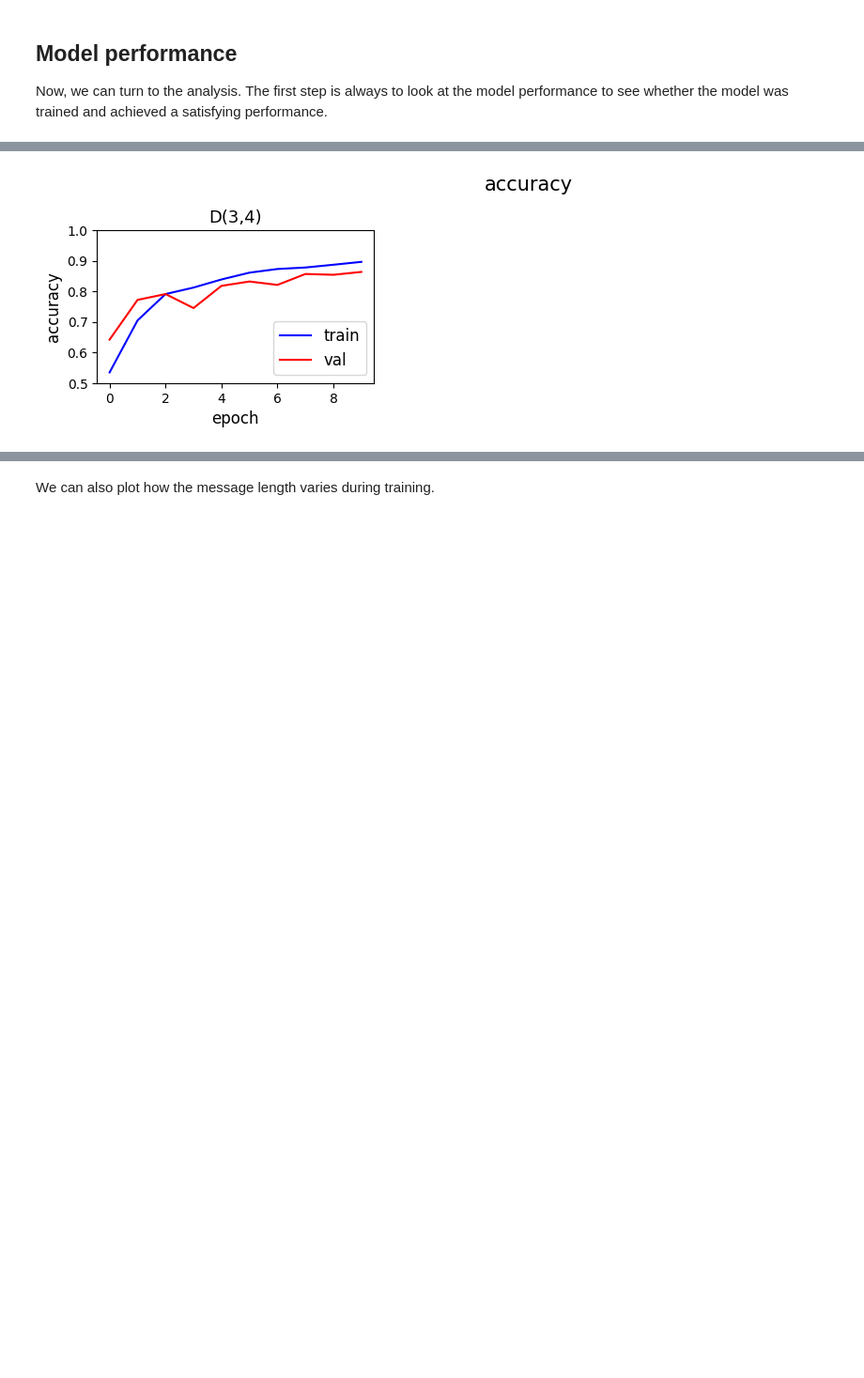
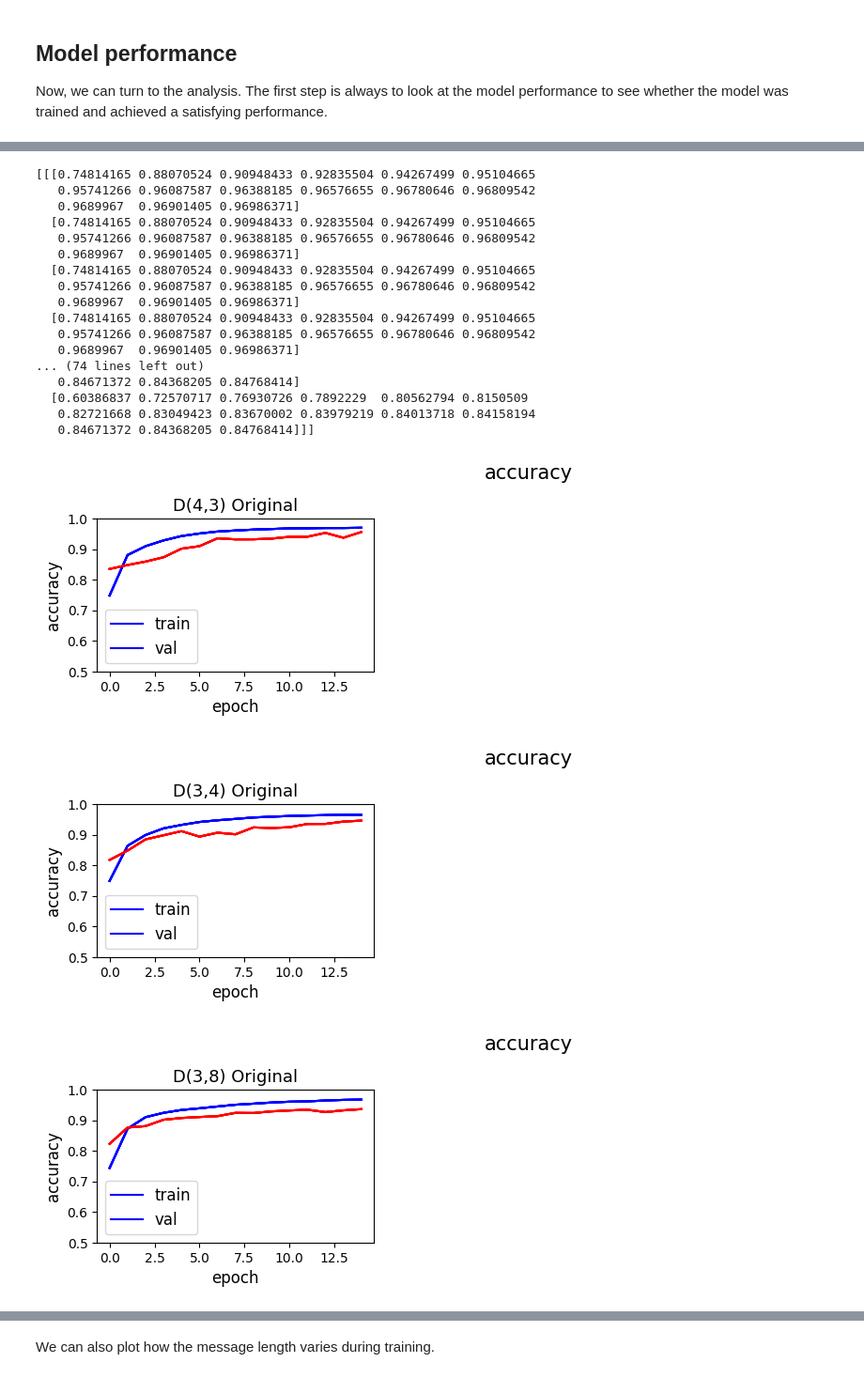
Before and after one commit to IgnacioSanhuezaZ/tutorial-emergent-abstractions_missunderstandings, a Jupyter notebook: tutorial.ipynb, the cells around one changed output, grey strips where cells are left out. Shown at 94% size. Saved outputs shown, nothing was run; the diff lists cells and outputs as text; code cells hidden in the pictures; blank space fills up the shorter version.

```diff
--- a/tutorial.ipynb
+++ b/tutorial.ipynb
@@ -54,7 +58,11 @@ opts = load_config('config.yml')
 Additionally, the vocabulary size and message length need to be set. In the original code, we set the vocabulary size based on the number of values in a dataset and a scaling factor. Here, we assume that the vocabulary size is directly set in the `config.yml`. The maximum message lenght, i.e. the upper bound of numbers of symbols in one message is also specified by the user. If it is not specified, it is automatically set to the number of attributes + the end of sequence symbol.
 # %%
 # vocab size and message length
-opts.dimensions = list(itertools.repeat(opts.values, opts.attributes))
+values = [val for val in opts.values]
+attributes = [attr for attr in opts.attributes]
+print(values)
+opts.dimensions = list(map(lambda x, y: list(itertools.repeat(y, x)), values, attributes))
+print(opts)
 vocab_size = opts.vocab_size_user
 print("vocab size", vocab_size)
 # allow user to specify a maximum message length
@@ -62,6 +70,6 @@ if opts.max_mess_len > 0:
     max_len = opts.max_mess_len
 # default: number of attributes
 else:
-    max_len = len(opts.dimensions)
+    max_len = list(map(len, opts.dimensions))
 print("message length", max_len)
 # %% [output]
@@ -302,4 +418,8 @@ from utils.load_results import *
 from utils.plot_helpers import *
 from utils.analysis_from_interaction import *
 # %%
-paths = [folder_name] # 'results/(3,4)_game_size_10'
+# paths = folder_names # 'results/(3,4)_game_size_10'
+paths = [['results\\(4,3)_game_size_10\\original', 'results\\(3,4)_game_size_10\\original', 'results\\(3,8)_game_size_10\\original'], ['results\\(4,3)_game_size_10\\mod', 'results\\(3,4)_game_size_10\\mod', 'results\\(3,8)_game_size_10\\mod']]
+#print(opts.save_paths)
+#paths = [[p.split("\\context")[0] for p in opts.save_paths[0]], [p.split("\\context")[0] for p in opts.save_paths[1]]]
+print(paths)
@@ -306,5 +428,37 @@ paths = [folder_name] # 'results/(3,4)_game_size_10'
 # %%
-all_accuracies = load_accuracies(paths, n_runs=1, n_epochs=opts.n_epochs, val_steps=1, context_unaware=False)
-plot_training_trajectory(all_accuracies['train_acc'], all_accuracies['val_acc'], ylim=(0.5, 1), steps=(1, 1), n_epochs=10, plot_indices=(1,))
+all_accuracies_total = [[], []]
+plotting_names = [[],[]]
+for path, i in zip(paths, range(len(paths))):
+    for p in path:
+        if i == 0:
+            mod = 'Original'
+            epoch_n = opts.n_epochs
+        else:
+            mod = 'Modified'
+            epoch_n = opts.n_epochs
+        all_accuracies, file_name = load_accuracies([p], n_runs=5, n_epochs=epoch_n, val_steps=1, context_unaware=False)
+        plotting_name = ('D' + p.split("_game_size")[0].split("\\")[1] + ' ' + mod)
+        plotting_names[i].append(plotting_name)
+        plot_training_trajectory(all_accuracies['train_acc'], all_accuracies['val_acc'], ylim=(0.5, 1), steps=(1, 1), n_epochs=epoch_n, plot_indices=(1,), titles= [plotting_name])
+        all_accuracies_total[i].append(all_accuracies)
 # %% [output]
+[[[0.74814165 0.88070524 0.90948433 0.92835504 0.94267499 0.95104665
+   0.95741266 0.96087587 0.96388185 0.96576655 0.96780646 0.96809542
+   0.9689967  0.96901405 0.96986371]
+  [0.74814165 0.88070524 0.90948433 0.92835504 0.94267499 0.95104665
+   0.95741266 0.96087587 0.96388185 0.96576655 0.96780646 0.96809542
+   0.9689967  0.96901405 0.96986371]
+  [0.74814165 0.88070524 0.90948433 0.92835504 0.94267499 0.95104665
+   0.95741266 0.96087587 0.96388185 0.96576655 0.96780646 0.96809542
+   0.9689967  0.96901405 0.96986371]
+  [0.74814165 0.88070524 0.90948433 0.92835504 0.94267499 0.95104665
+   0.95741266 0.96087587 0.96388185 0.96576655 0.96780646 0.96809542
+   0.9689967  0.96901405 0.96986371]
+... (74 lines left out)
+   0.84671372 0.84368205 0.84768414]
+  [0.60386837 0.72570717 0.76930726 0.7892229  0.80562794 0.8150509
+   0.82721668 0.83049423 0.83670002 0.83979219 0.84013718 0.84158194
+   0.84671372 0.84368205 0.84768414]]]
-[figure, old version]
+[figure, new version]
+[figure, added]
+[figure, added]
```
Also changed, not shown: parts of 23 cells of this notebook, 7 other files.
